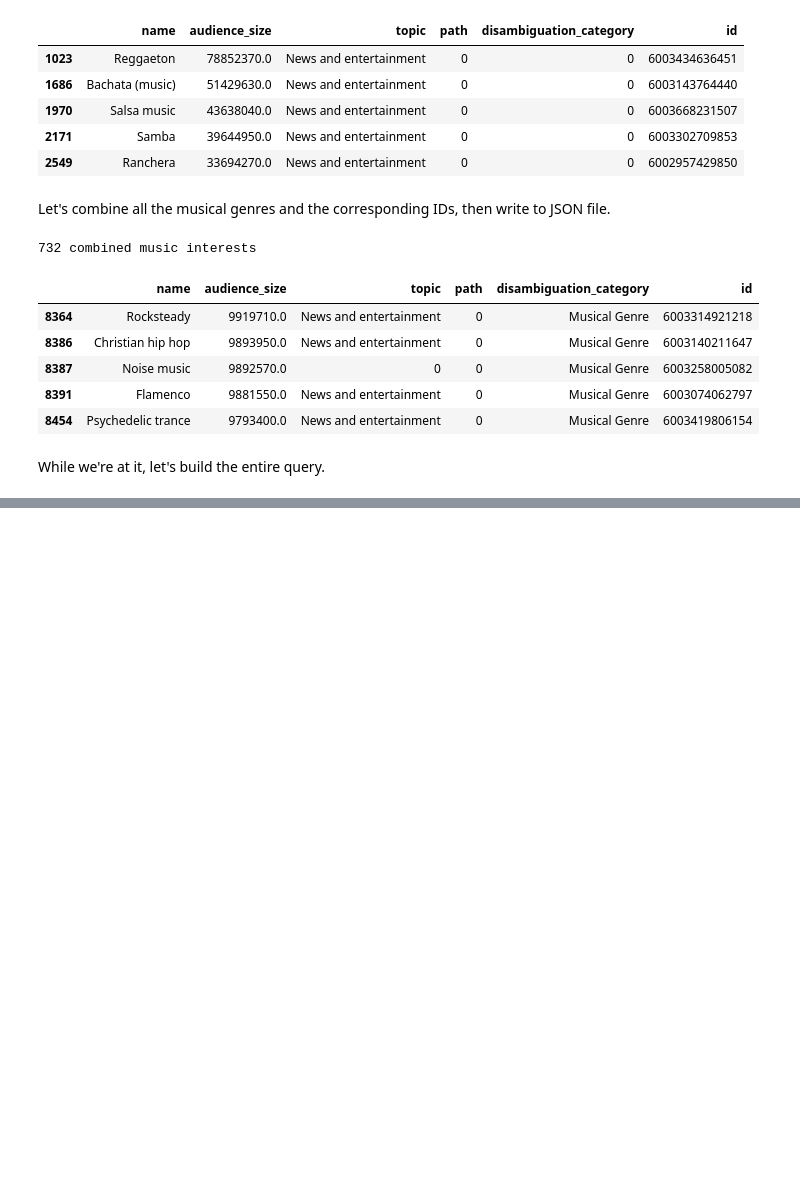
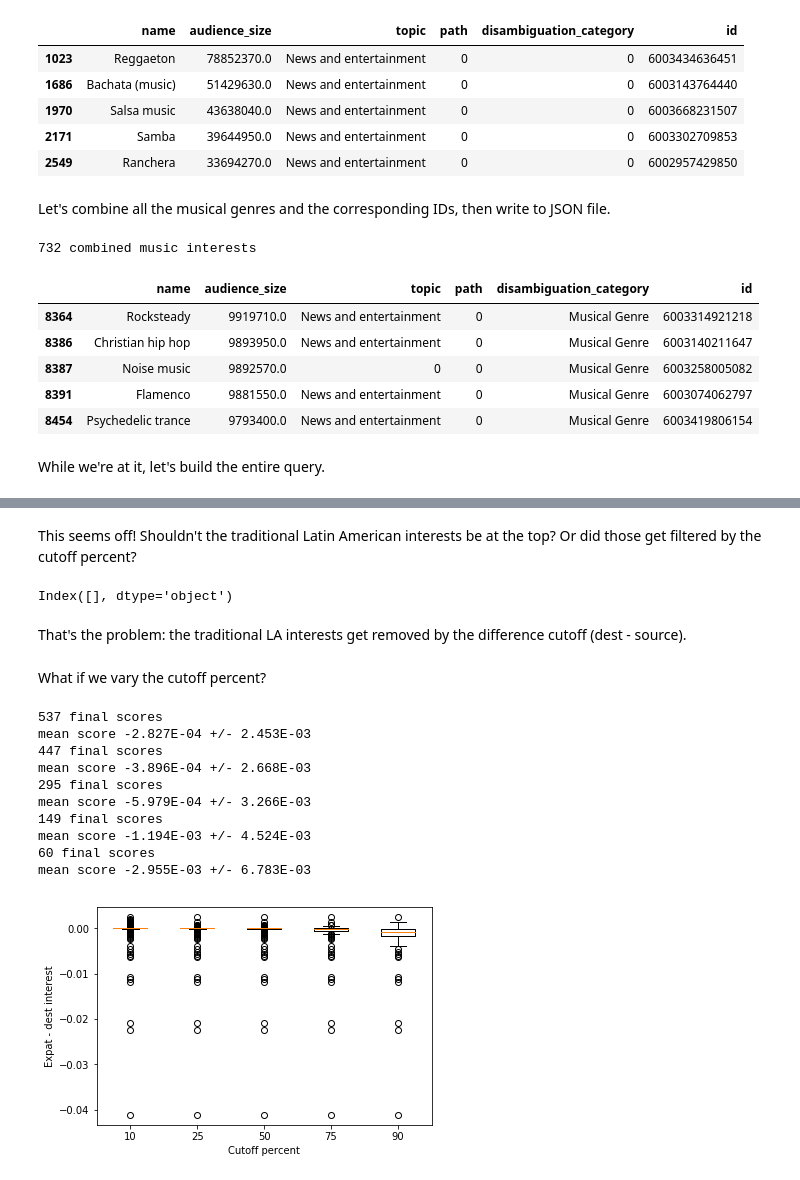
Before and after one commit to ianbstewart/immigrant_assimilation, a Jupyter notebook: src/data_processing/extract_musical_interests.ipynb, the cells around one changed output, grey strips where cells are left out. Cells and saved outputs as stored; diff of their text form; code cells hidden in the pictures; blank space fills up the shorter version.

Commit message:
testing musical interests with assimilation

```diff
--- a/src/data_processing/extract_musical_interests.ipynb
+++ b/src/data_processing/extract_musical_interests.ipynb
@@ -231,0 +260,10 @@ json.dump(full_query, open(full_query_file, 'w'), indent=4, encoding='latin-1')
+# %%
+music_audience_counts = music_results.loc[:, ['dau_audience', 'mau_audience', 'interest_name', 'behavior_name', 'location_name']]
+relevant_cols = ['dau_audience', 'mau_audience', 'interest_name']
+for (g_loc_name, g_behavior_name), g_data in music_audience_counts.groupby(['location_name', 'behavior_name']):
+    out_file = '../../data/query_results/%s_%s_music_interest_audience_counts.tsv'%(g_loc_name, g_behavior_name.replace(' ', '_'))
+    g_data = g_data.loc[:, relevant_cols]
+    # get rid of max data!!
+    mau_max = g_data.loc[:, 'mau_audience'].max()
+    g_data = g_data[g_data.loc[:, 'mau_audience'] < mau_max]
+    g_data.to_csv(out_file, sep='\t', index=False, encoding='utf-8')
@@ -231,0 +347,9 @@ json.dump(full_query, open(full_query_file, 'w'), indent=4, encoding='latin-1')
+# %%
+source_country = 'MX'
+dest_country = 'US'
+source_counts = music_audience_counts[(music_audience_counts.loc[:, 'location_name'] == source_country) &
+                                      (music_audience_counts.loc[:, 'behavior_name'] == 'Not Expats and close friends of expats')]
+dest_counts = music_audience_counts[(music_audience_counts.loc[:, 'location_name']==dest_country) &
+                                    (music_audience_counts.loc[:, 'behavior_name'] == 'Not Expats and close friends of expats')]
+expat_counts = music_audience_counts[music_audience_counts.loc[:, 'behavior_name'] == 'Hispanic (All) AND Ex-pats (Mexico)']
+print('%d source, %d dest, %d expat'%(source_counts.shape[0], dest_counts.shape[0], expat_counts.shape[0]))
@@ -231,0 +381,39 @@ json.dump(full_query, open(full_query_file, 'w'), indent=4, encoding='latin-1')
+# %% [markdown]
+This seems off! Shouldn't the traditional Latin American interests be at the top? Or did those get filtered by the cutoff percent?
+# %%
+LA_interests = ['Salsa (music)', 'Mexican cumbia', 'Tango music', 'Rumba (dance)']
+print(all_interests.index & set(LA_interests))
+# %% [output]
+Index([], dtype='object')
+# %% [markdown]
+That's the problem: the traditional LA interests get removed by the difference cutoff (dest - source).
+# %% [markdown]
+What if we vary the cutoff percent?
+# %%
+cutoff_pcts = [10, 25, 50, 75, 90]
+all_scores = []
+for cutoff_pct in cutoff_pcts:
+    scores = compute_assimilation(source_counts, dest_counts, expat_counts, TOP_DEST_PCT=cutoff_pct)
+    scores.sort_values(inplace=True, ascending=False)
+    print('%d final scores'%(scores.shape[0]))
+    all_scores.append(scores)
+    print('mean score %.3E +/- %.3E'%(scores.mean(), scores.std()))
+#     print(scores)
+X = pd.np.arange(len(cutoff_pcts))+1
+plt.boxplot(all_scores)
+plt.xticks(X, cutoff_pcts)
+plt.xlabel('Cutoff percent')
+plt.ylabel('Expat - dest interest')
+plt.show()
+# %% [output]
+537 final scores
+mean score -2.827E-04 +/- 2.453E-03
+447 final scores
+mean score -3.896E-04 +/- 2.668E-03
+295 final scores
+mean score -5.979E-04 +/- 3.266E-03
+149 final scores
+mean score -1.194E-03 +/- 4.524E-03
+60 final scores
+mean score -2.955E-03 +/- 6.783E-03
+[figure, added]
```
Also changed, not shown: parts of 31 cells of this notebook, 5 other files.
